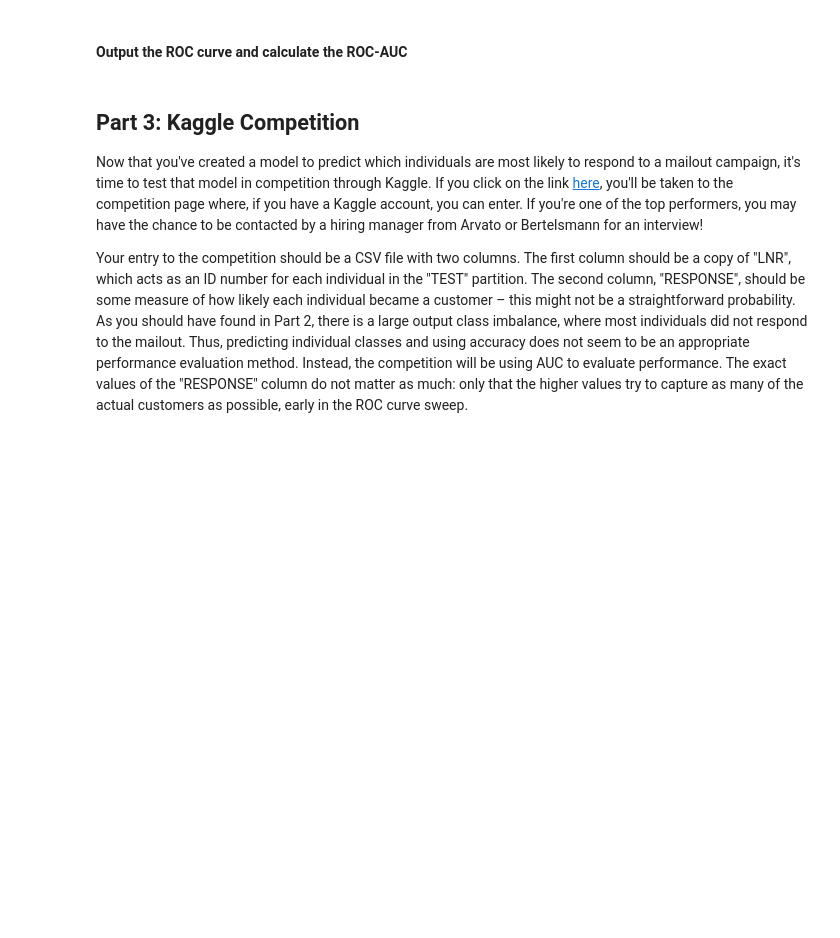
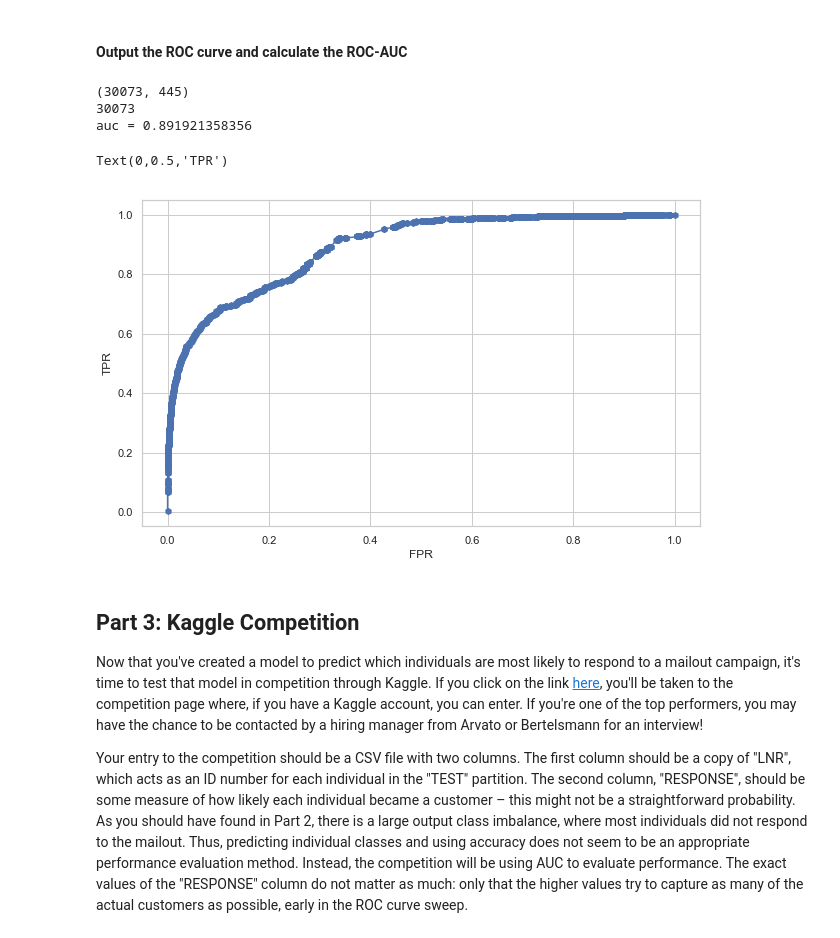
Before and after one commit to hsinyehchen/Data_Science_Projects, a Jupyter notebook: Arvato/Arvato Project Workbook.ipynb, the cells around one changed output. Saved outputs shown, nothing was run; the diff lists cells and outputs as text; code cells hidden in the pictures; blank space fills up the shorter version.

```diff
--- a/Arvato/Arvato Project Workbook.ipynb
+++ b/Arvato/Arvato Project Workbook.ipynb
@@ -491,11 +660,11 @@ test_matrix = xgb.DMatrix(Xtest)
 params = {}
 params['objective'] = 'binary:logistic'  # output probabilities
 params['eval_metric'] = 'auc'
-params["num_rounds"] = 300
-params["early_stopping_rounds"] = 30
+params["num_rounds"] = 500
+params["early_stopping_rounds"] = 100
 # params['min_child_weight'] = 2
-params['max_depth'] = 6
-params['eta'] = 0.1
+params['max_depth'] = 5
+params['eta'] = 0.02
 params["subsample"] = 0.8
 params["colsample_bytree"] = 0.8
 
@@ -523,24 +749,30 @@ gbt = xgb.train(params, train_matrix, n_best_trees,watchlist)
 # %%
 from sklearn.metrics import roc_curve, auc
 
 # Plotting function
 def plot_validation_roc():
-    Xtrain_only,Xvalid,ytrain_only,yvalid = train_test_split(Xtrain,ytrain,test_size=0.3,random_state=seed)
-    print(Xvalid.shape)
-    valid_matrix = xgb.DMatrix(Xvalid)
+    #Xtrain_only,Xvalid,ytrain_only,yvalid = train_test_split(Xtrain,ytrain,test_size=0.99,random_state=seed)
+    print(Xtrain.shape)
+    valid_matrix = xgb.DMatrix(Xtrain)
 
     temp_gbt = gbt
     yvalid_proba_pred = gbt.predict(valid_matrix,ntree_limit=n_best_trees)
     print(len(yvalid_proba_pred))
-    fpr,tpr,thresholds = roc_curve(yvalid,yvalid_proba_pred)
+    fpr,tpr,thresholds = roc_curve(ytrain,yvalid_proba_pred)
     print("auc = {}".format(auc(fpr,tpr)))
     return pd.DataFrame({'FPR':fpr,'TPR':tpr,'Threshold':thresholds})
 
 roc = plot_validation_roc()
 plt.figure(figsize=(10,6))
 plt.plot(roc.FPR,roc.TPR,marker='h')
 plt.xlabel("FPR")
 plt.ylabel("TPR")
+# %% [output]
+(30073, 445)
+30073
+auc = 0.891921358356
+Text(0,0.5,'TPR')
+[figure, added]
 # %% [markdown]
 ## Part 3: Kaggle Competition
 
```
Also changed, not shown: parts of 25 cells of this notebook, 1 other file.
